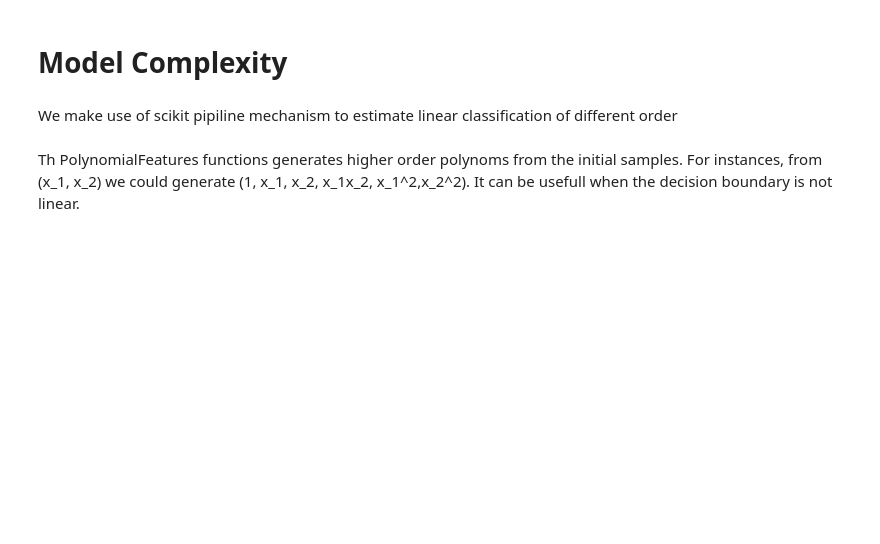
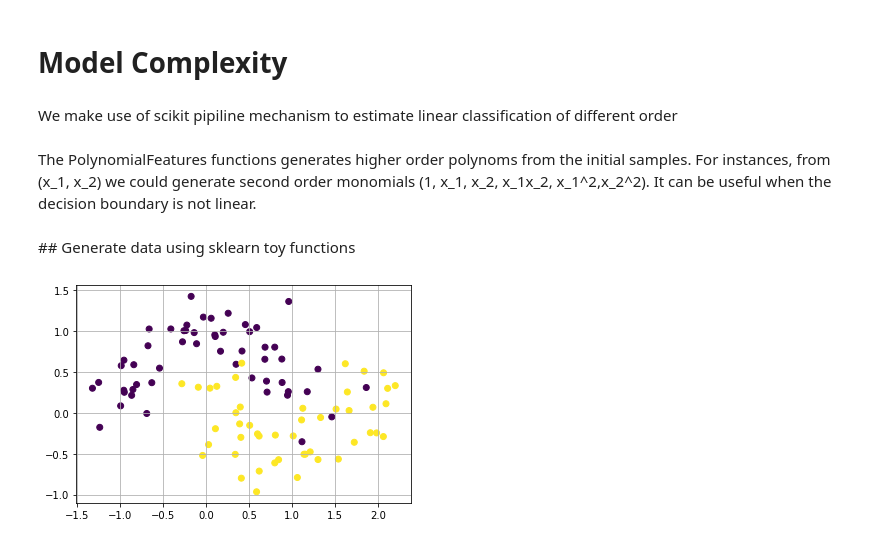
Before and after one commit to wtseve/conference_ia-chatelaf, a Jupyter notebook: notebooks/1_introduction/N2_Polynomial_Classification_Model_Complexity.ipynb, the cells around one changed output. Saved outputs shown, nothing was run; the diff lists cells and outputs as text; code cells hidden in the pictures; blank space fills up the shorter version.

```diff
--- a/notebooks/1_introduction/N2_Polynomial_Classification_Model_Complexity.ipynb
+++ b/notebooks/1_introduction/N2_Polynomial_Classification_Model_Complexity.ipynb
@@ -16,4 +16,4 @@ We make use of scikit pipiline mechanism to estimate linear classification of di
 from sklearn.pipeline import make_pipeline, Pipeline
 from sklearn.preprocessing import PolynomialFeatures
 # %% [markdown]
-Th PolynomialFeatures functions generates higher order polynoms from the initial samples. For instances, from (x_1, x_2) we could generate (1, x_1, x_2, x_1x_2, x_1^2,x_2^2). It can be usefull when the decision boundary is not linear.
+The PolynomialFeatures functions generates higher order polynoms from the initial samples. For instances, from (x_1, x_2) we could generate second order monomials (1, x_1, x_2, x_1x_2, x_1^2,x_2^2). It can be useful when the decision boundary is not linear.
@@ -29,0 +20,20 @@ XY = sp.vstack([ XX.flatten(), YY.flatten() ]).T
+# %% [markdown]
+## Generate data using sklearn toy functions
+# %%
+from sklearn.datasets import make_moons
+X,y = make_moons(n_samples=1000, random_state=random_state, noise=0.25)
+
+from sklearn.model_selection import train_test_split
+# We split the initial set in two sets: one, namely the training set, use for training the model,
+# and one, namely the test set, use to compute the validation error
+# -> test_size x n_samples for the test set and n_samples x (1- test_size) for the training set
+# where test_size is given as a parameter
+X_train, X_test, y_train, y_test = train_test_split(X, y, test_size=0.9, random_state= random_state )
+y_train[y_train==0]=-1
+y_test[y_test==0]=-1
+
+# Display the training set
+plt.scatter(X_train[:,0], X_train[:,1],c=y_train)
+plt.grid()
+# %% [output]
+[figure, added]
```
Also changed, not shown: parts of 8 cells of this notebook, 2 other files.
